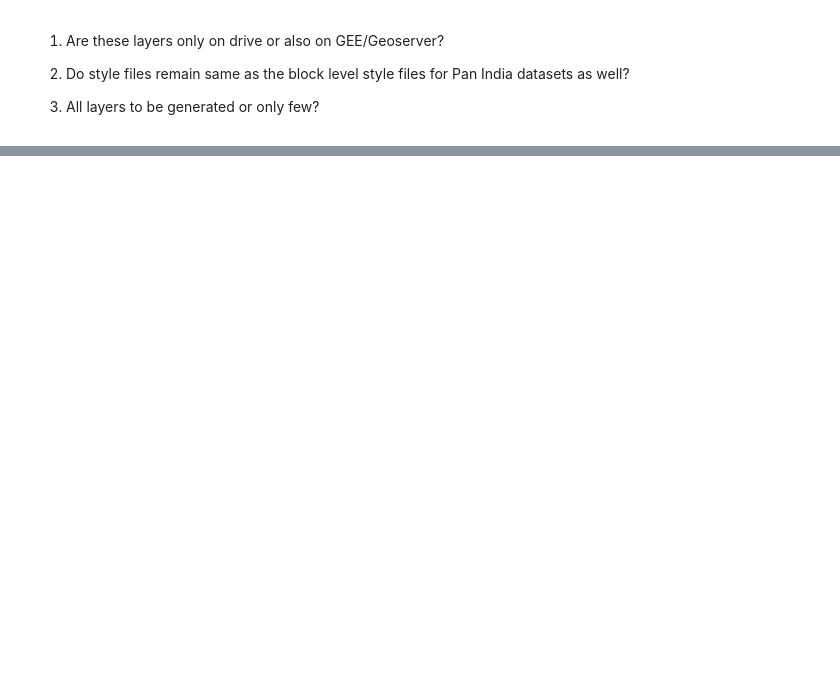
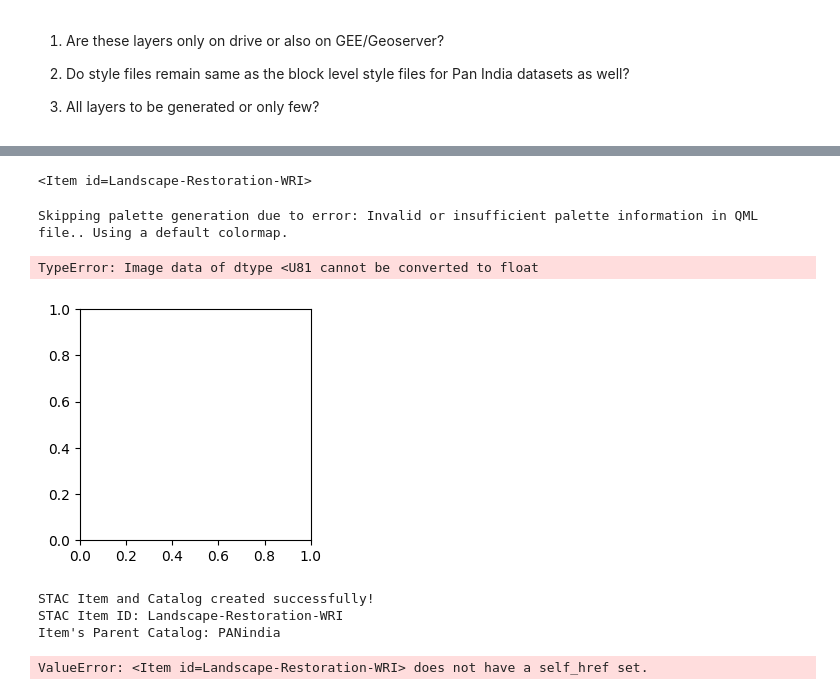
Before and after one commit to Nirzaree/STAC-spec, a Jupyter notebook: notebooks/generate_panIndia_layers_stac.ipynb, the cells around one changed output, grey strips where cells are left out. Saved outputs shown, nothing was run; the diff lists cells and outputs as text; code cells hidden in the pictures; blank space fills up the shorter version.

Commit message:
pan india notebook for raster

```diff
--- a/notebooks/generate_panIndia_layers_stac.ipynb
+++ b/notebooks/generate_panIndia_layers_stac.ipynb
@@ -49,0 +137,2 @@ This file is a GeoTIFF but may not be a valid COG.
+# %%
+github_style_file='https://raw.githubusercontent.com/core-stack-org/QGIS-Styles/main/Restoration/Restoration_style.qml'
@@ -49,0 +183,2 @@ This file is a GeoTIFF but may not be a valid COG.
+# %%
+style_info = parse_raster_style_file(github_style_file)
@@ -49,0 +198,12 @@ This file is a GeoTIFF but may not be a valid COG.
+# %%
+classification_ext = ClassificationExtension.ext(raster_item.assets["data"], add_if_missing=True)
+stac_classes = []
+for cls in style_info:
+    stac_class_obj = Classification.create(
+        value=int(cls["value"]),
+        name=cls.get("label") or f"Class {cls['value']}",
+        description=cls.get("label"),
+        color_hint=cls['color'].replace('#','')
+    )
+    stac_classes.append(stac_class_obj)
+classification_ext.classes = stac_classes
@@ -49,0 +217,12 @@ This file is a GeoTIFF but may not be a valid COG.
+# %%
+raster_item
+# %% [output]
+<Item id=Landscape-Restoration-WRI>
+# %%
+output_dir = '../data/'
+
+
+raster_thumbnail_path = os.path.join(
+    output_dir,
+    asset_id.split('.')[0] + '_thumbnail.png'
+)
@@ -49,0 +272,35 @@ This file is a GeoTIFF but may not be a valid COG.
+# %%
+generate_raster_thumbnail(
+    asset_id=asset_id,
+    style_info=style_info,
+    output_path= raster_thumbnail_path
+)
+# %% [output]
+Skipping palette generation due to error: Invalid or insufficient palette information in QML file.. Using a default colormap.
+TypeError: Image data of dtype <U81 cannot be converted to float
+[figure, added]
+# %%
+root_catalog = pystac.Catalog(
+    id="PANindia",
+    title="STAC Catalog for PAN India",
+    description="STAC items for PAN india."
+)
+root_catalog.add_item(raster_item)
+
+print("STAC Item and Catalog created successfully!")
+print("STAC Item ID:", raster_item.id)
+print("Item's Parent Catalog:", raster_item.get_parent().id)
+# %% [output]
+STAC Item and Catalog created successfully!
+STAC Item ID: Landscape-Restoration-WRI
+Item's Parent Catalog: PANindia
+# %%
+output_dir = '../data/'
+
+
+root_catalog.save(
+    dest_href=output_dir,
+    catalog_type=pystac.CatalogType.SELF_CONTAINED
+)
+# %% [output]
+ValueError: <Item id=Landscape-Restoration-WRI> does not have a self_href set.
```
Also changed, not shown: parts of 16 cells of this notebook.
